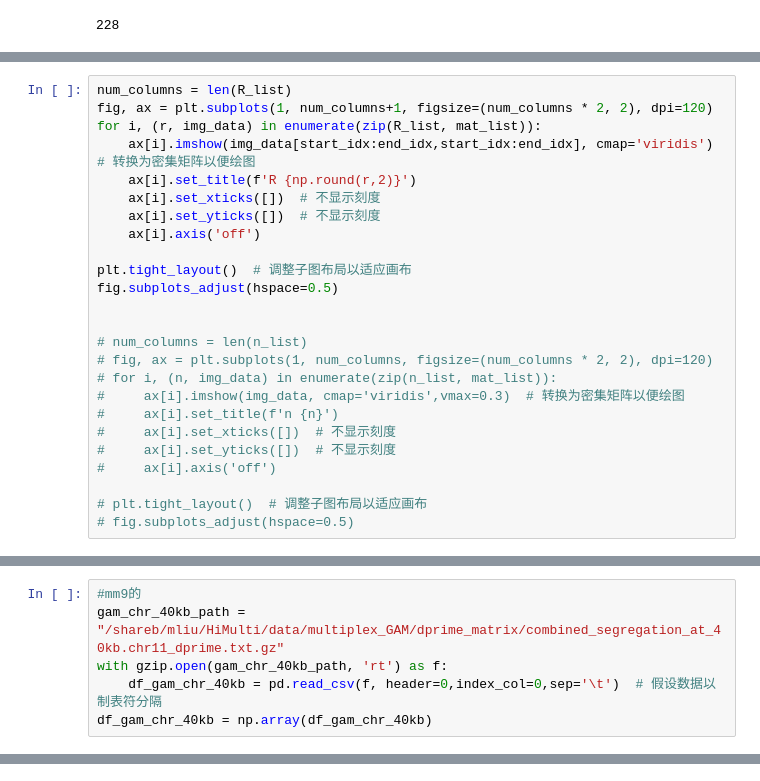
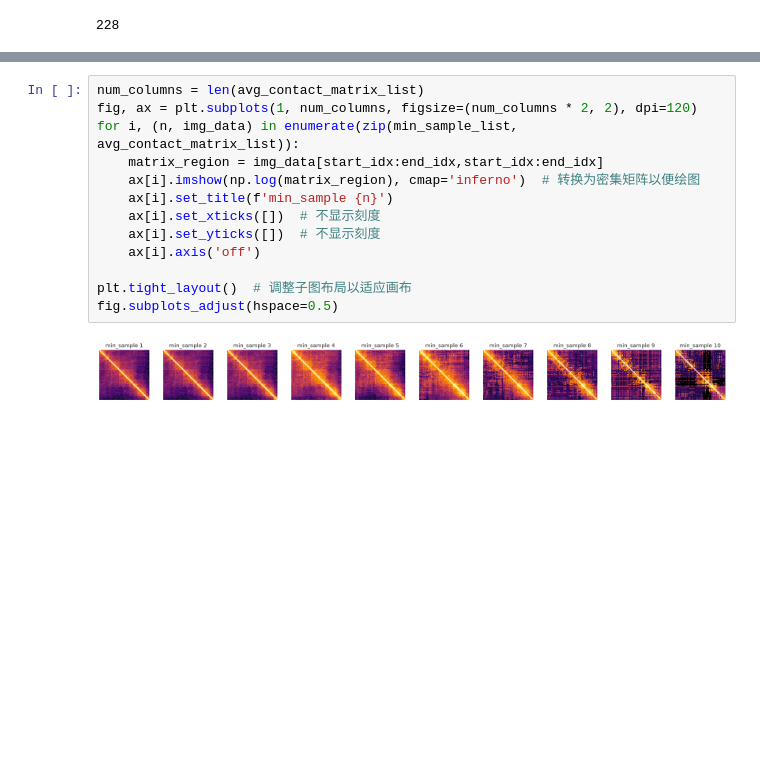
Before and after one commit to lemonhhh/HiMulti, a Jupyter notebook: 3-sprite/simulate_sprite.ipynb, the cells around one changed output, grey strips where cells are left out. Drawn from its saved outputs; the diff is of its cells as text; blank space fills up the shorter version.

```diff
--- a/3-sprite/simulate_sprite.ipynb
+++ b/3-sprite/simulate_sprite.ipynb
@@ -1070,25 +467,0 @@ TypeError: calc_insilico_GAM() got an unexpected keyword argument 'n_sphere'
-# %%
-num_columns = len(R_list)
-fig, ax = plt.subplots(1, num_columns+1, figsize=(num_columns * 2, 2), dpi=120)
-for i, (r, img_data) in enumerate(zip(R_list, mat_list)):
-    ax[i].imshow(img_data[start_idx:end_idx,start_idx:end_idx], cmap='viridis')  # 转换为密集矩阵以便绘图
-    ax[i].set_title(f'R {np.round(r,2)}')
-    ax[i].set_xticks([])  # 不显示刻度
-    ax[i].set_yticks([])  # 不显示刻度
-    ax[i].axis('off')
-
-plt.tight_layout()  # 调整子图布局以适应画布
-fig.subplots_adjust(hspace=0.5)
-
-
-# num_columns = len(n_list)
-# fig, ax = plt.subplots(1, num_columns, figsize=(num_columns * 2, 2), dpi=120)
-# for i, (n, img_data) in enumerate(zip(n_list, mat_list)):
-#     ax[i].imshow(img_data, cmap='viridis',vmax=0.3)  # 转换为密集矩阵以便绘图
-#     ax[i].set_title(f'n {n}')
-#     ax[i].set_xticks([])  # 不显示刻度
-#     ax[i].set_yticks([])  # 不显示刻度
-#     ax[i].axis('off')
-
-# plt.tight_layout()  # 调整子图布局以适应画布
-# fig.subplots_adjust(hspace=0.5)
@@ -1152,6 +467,0 @@ cluster_mat= np.load(f"/shareb/mliu/HiMulti/3-sprite/silico_sprite_result/mESC2_
-# %%
-#mm9的
-gam_chr_40kb_path = "/shareb/mliu/HiMulti/data/multiplex_GAM/dprime_matrix/combined_segregation_at_40kb.chr11_dprime.txt.gz"
-with gzip.open(gam_chr_40kb_path, 'rt') as f:
-    df_gam_chr_40kb = pd.read_csv(f, header=0,index_col=0,sep='\t')  # 假设数据以制表符分隔
-df_gam_chr_40kb = np.array(df_gam_chr_40kb)
@@ -1185,0 +561,15 @@ plt.legend()
+# %%
+num_columns = len(avg_contact_matrix_list)
+fig, ax = plt.subplots(1, num_columns, figsize=(num_columns * 2, 2), dpi=120)
+for i, (n, img_data) in enumerate(zip(min_sample_list, avg_contact_matrix_list)):
+    matrix_region = img_data[start_idx:end_idx,start_idx:end_idx]
+    ax[i].imshow(np.log(matrix_region), cmap='inferno')  # 转换为密集矩阵以便绘图
+    ax[i].set_title(f'min_sample {n}')
+    ax[i].set_xticks([])  # 不显示刻度
+    ax[i].set_yticks([])  # 不显示刻度
+    ax[i].axis('off')
+
+plt.tight_layout()  # 调整子图布局以适应画布
+fig.subplots_adjust(hspace=0.5)
+# %% [output]
+[figure, added]
```
Also changed, not shown: parts of 76 cells of this notebook.
